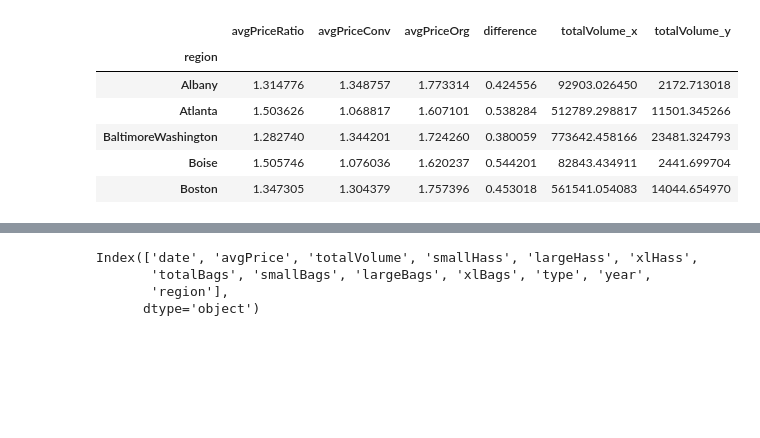
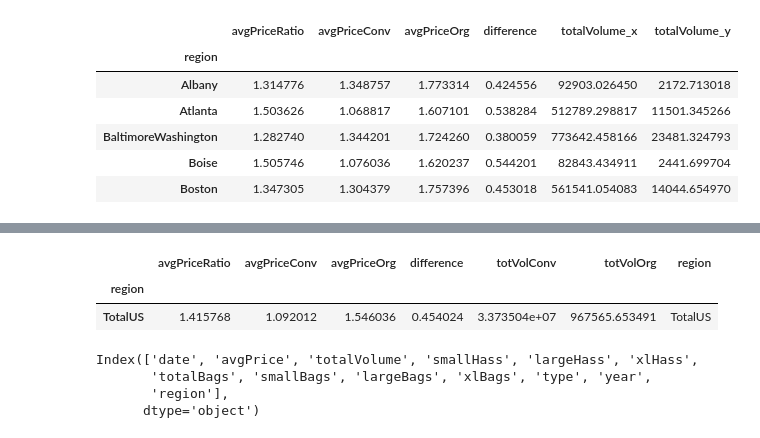
Before and after one commit to Ecboxer/makeoverMonday, a Jupyter notebook: wk40AvocadoPrices/notebooks/explore.ipynb, the cells around one changed output, grey strips where cells are left out. Drawn from its saved outputs; the diff is of its cells as text; code cells hidden in the pictures; blank space fills up the shorter version.

```diff
--- a/wk40AvocadoPrices/notebooks/explore.ipynb
+++ b/wk40AvocadoPrices/notebooks/explore.ipynb
@@ -395,3 +395,9 @@ df_avgPrice.head()
 | BaltimoreWashington | 1.282740 | 1.344201 | 1.724260 | 0.380059 | 773642.458166 | 23481.324793 | BaltimoreWashington |
 | Boise | 1.505746 | 1.076036 | 1.620237 | 0.544201 | 82843.434911 | 2441.699704 | Boise |
 | Boston | 1.347305 | 1.304379 | 1.757396 | 0.453018 | 561541.054083 | 14044.654970 | Boston |
+# %%
+df_avgPrice[df_avgPrice['region'] == 'TotalUS']
+# %% [output]
+|  | avgPriceRatio | avgPriceConv | avgPriceOrg | difference | totVolConv | totVolOrg | region |
+| region |  |  |  |  |  |  |  |
+| TotalUS | 1.415768 | 1.092012 | 1.546036 | 0.454024 | 3.373504e+07 | 967565.653491 | TotalUS |
```
Also changed, not shown: parts of 1 cell of this notebook, 1 other file.
